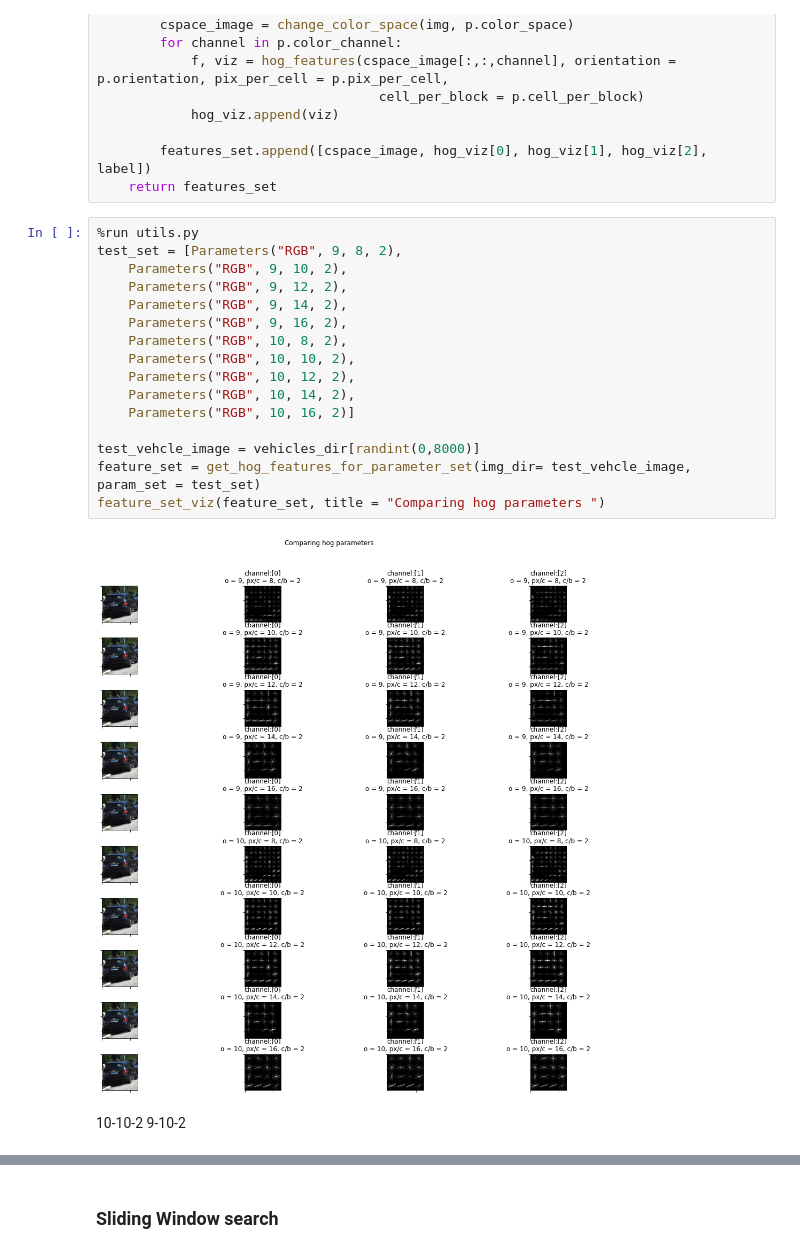
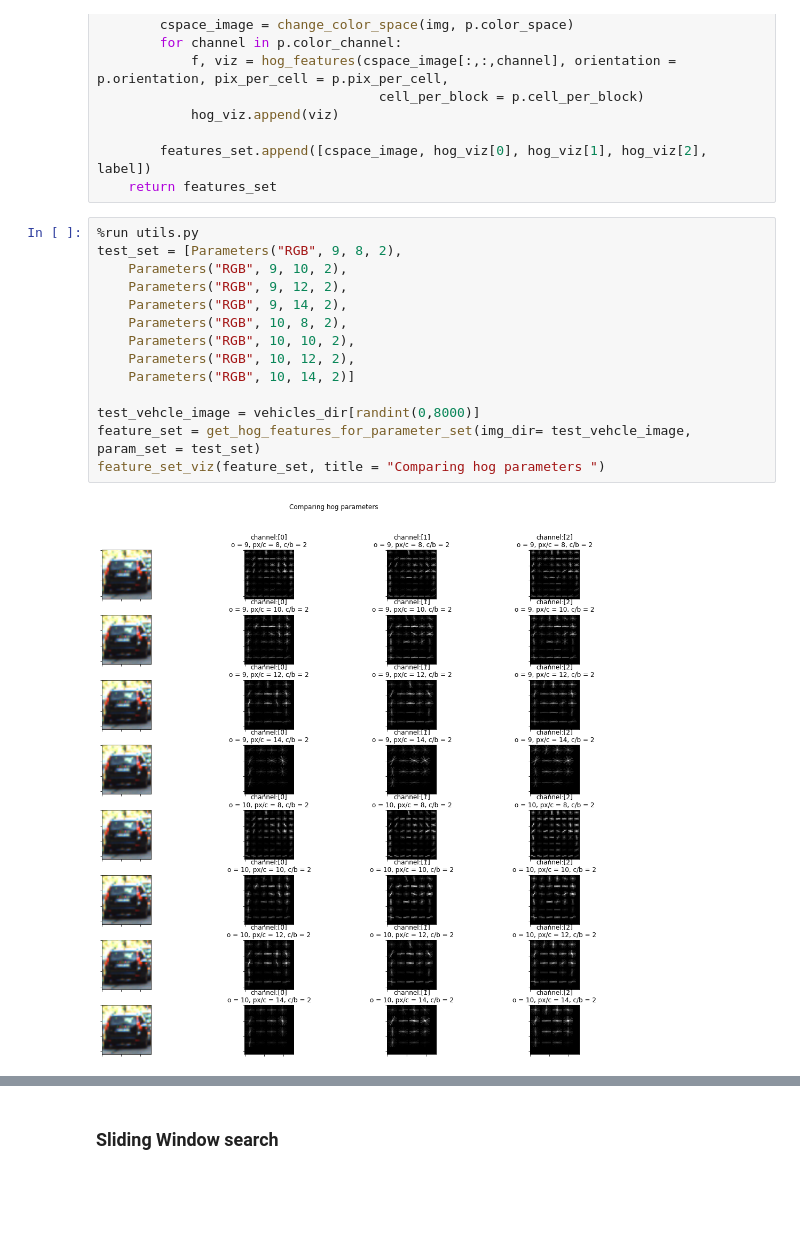
Before and after one commit to JEENB/Vehicle_Detection, a Jupyter notebook: main.ipynb, the cells around one changed output, grey strips where cells are left out. Saved outputs shown, nothing was run; the diff lists cells and outputs as text; blank space fills up the shorter version.

```diff
--- a/main.ipynb
+++ b/main.ipynb
@@ -164,21 +161,16 @@ def get_hog_features_for_parameter_set(img_dir, param_set):
 # %%
 %run utils.py
 test_set = [Parameters("RGB", 9, 8, 2),
 	Parameters("RGB", 9, 10, 2),
 	Parameters("RGB", 9, 12, 2),
 	Parameters("RGB", 9, 14, 2),
-	Parameters("RGB", 9, 16, 2),
 	Parameters("RGB", 10, 8, 2),
 	Parameters("RGB", 10, 10, 2),
 	Parameters("RGB", 10, 12, 2),
-	Parameters("RGB", 10, 14, 2),
-	Parameters("RGB", 10, 16, 2)]
+	Parameters("RGB", 10, 14, 2)]
 
 test_vehcle_image = vehicles_dir[randint(0,8000)]
 feature_set = get_hog_features_for_parameter_set(img_dir= test_vehcle_image, param_set = test_set)
 feature_set_viz(feature_set, title = "Comparing hog parameters ")
 # %% [output]
-[figure, old version]
+[figure, new version]
-# %% [markdown]
-10-10-2
-9-10-2
```
Also changed, not shown: parts of 28 cells of this notebook, 2 other files.
